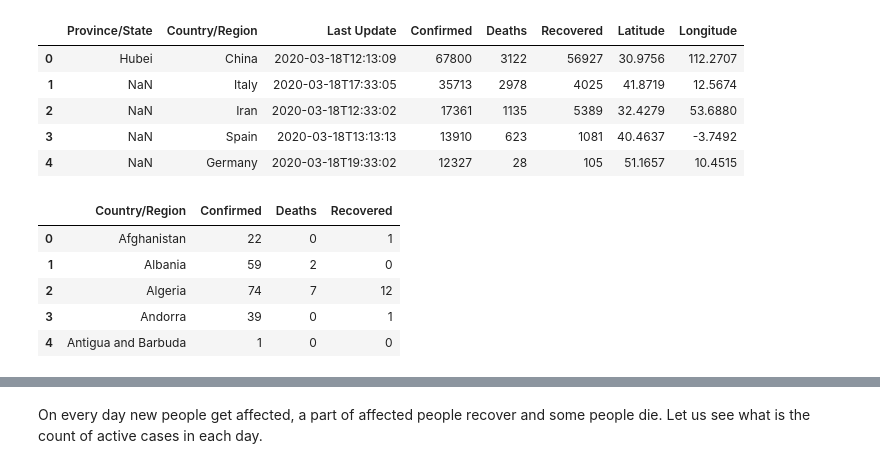
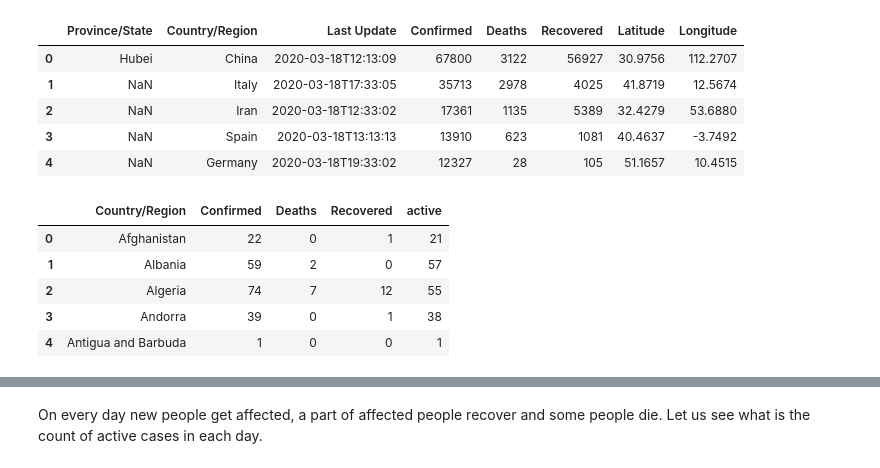
Before and after one commit to ameyyadav09/ML-Assignments, a Jupyter notebook: miscellaneous Practicing/COVID-19/notebooks/COVID-19 global data analysis.ipynb, the cells around one changed output, grey strips where cells are left out. Saved outputs shown, nothing was run; the diff lists cells and outputs as text; code cells hidden in the pictures.

```diff
--- a/miscellaneous Practicing/COVID-19/notebooks/COVID-19 global data analysis.ipynb
+++ b/miscellaneous Practicing/COVID-19/notebooks/COVID-19 global data analysis.ipynb
@@ -221,17 +221,20 @@ latest_data.head()
 | 2 | NaN | Iran | 2020-03-18T12:33:02 | 17361 | 1135 | 5389 | 32.4279 | 53.6880 |
 | 3 | NaN | Spain | 2020-03-18T13:13:13 | 13910 | 623 | 1081 | 40.4637 | -3.7492 |
 | 4 | NaN | Germany | 2020-03-18T19:33:02 | 12327 | 28 | 105 | 51.1657 | 10.4515 |
+# %%
+latest_data['Province/State'] = latest_data['Province/State'].fillna(latest_data['Country/Region'])
+latest_data['active'] = latest_data['Confirmed'] - (latest_data[['Deaths', 'Recovered']].sum(axis = 1))
 # %%
-agg_latest_data = latest_data.groupby('Country/Region')['Confirmed', 'Deaths', 'Recovered'].agg([np.sum]).reset_index()
+agg_latest_data = latest_data.groupby('Country/Region')['Confirmed', 'Deaths', 'Recovered', 'active'].agg([np.sum]).reset_index()
 agg_latest_data.columns = agg_latest_data.columns.droplevel(1)
 agg_latest_data.head()
 # %% [output]
-|  | Country/Region | Confirmed | Deaths | Recovered |
-| 0 | Afghanistan | 22 | 0 | 1 |
-| 1 | Albania | 59 | 2 | 0 |
-| 2 | Algeria | 74 | 7 | 12 |
-| 3 | Andorra | 39 | 0 | 1 |
-| 4 | Antigua and Barbuda | 1 | 0 | 0 |
+|  | Country/Region | Confirmed | Deaths | Recovered | active |
+| 0 | Afghanistan | 22 | 0 | 1 | 21 |
+| 1 | Albania | 59 | 2 | 0 | 57 |
+| 2 | Algeria | 74 | 7 | 12 | 55 |
+| 3 | Andorra | 39 | 0 | 1 | 38 |
+| 4 | Antigua and Barbuda | 1 | 0 | 0 | 1 |
 # %%
 agg_latest_data = agg_latest_data.loc[(agg_latest_data[['Confirmed', 'Deaths', 'Recovered']] > 0).all(axis=1), :].reset_index(drop = True)
 # %%
```
Also changed, not shown: parts of 12 cells of this notebook, 1 other file.
